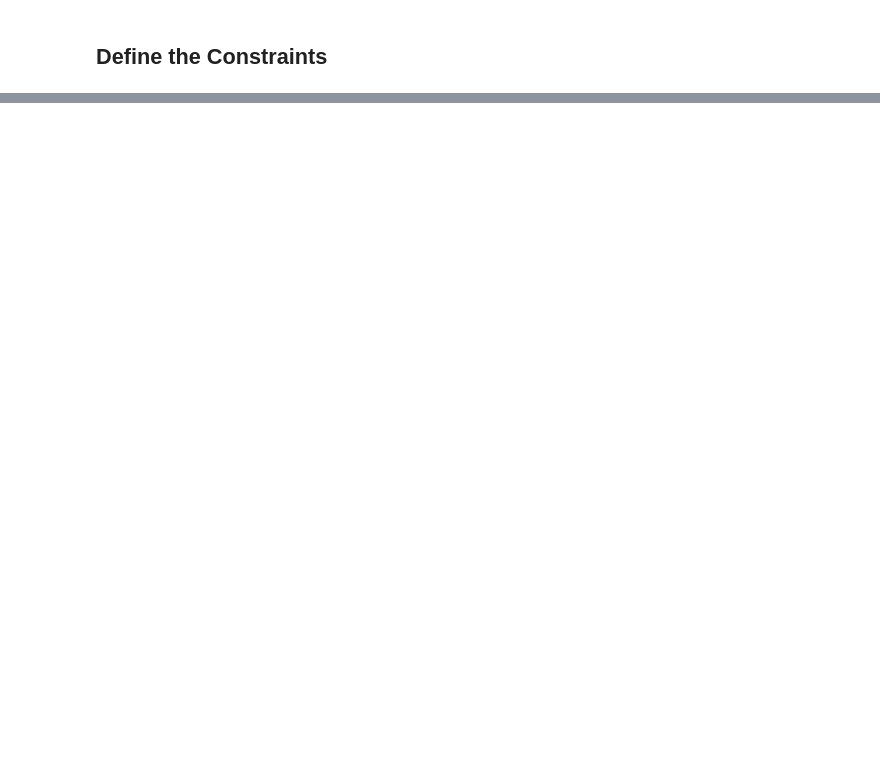
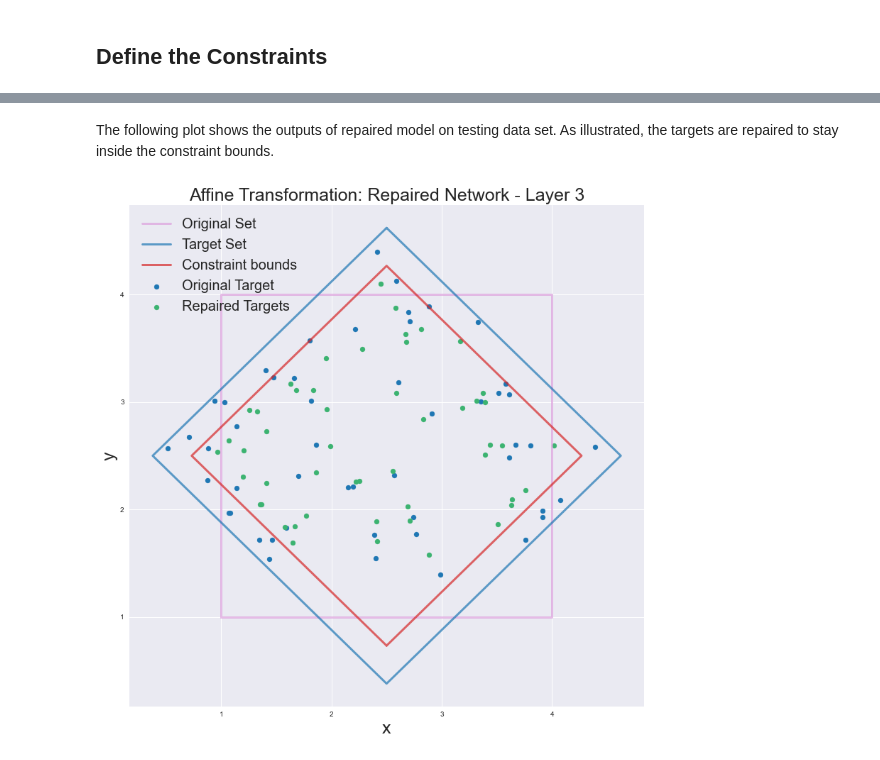
Before and after one commit to k1majd/NNRepLayer, a Jupyter notebook: demos/Affine Transform Demo Tensorflow/Affine_Transform_Repair.ipynb, the cells around one changed output, grey strips where cells are left out. Saved outputs shown, nothing was run; the diff lists cells and outputs as text; code cells hidden in the pictures; blank space fills up the shorter version.

Commit message:
Completed demo for Affine transformation (Tensorflow model)

```diff
--- a/demos/Affine Transform Demo Tensorflow/Affine_Transform_Repair.ipynb
+++ b/demos/Affine Transform Demo Tensorflow/Affine_Transform_Repair.ipynb
@@ -101,11 +161,6 @@ x_train, y_train, x_test, y_test = dataset[0], dataset[1], dataset[2], dataset[3
 # %%
-poly_orig, poly_trans, poly_const = give_polys()
-A, b = give_constraints(
-    scale(poly_const, xfact=0.98, yfact=0.98, origin="center")
-)
-
 # input the constraint list
-constraint_inside = constraints_class("inside", A, b)
+constraint_inside = ConstraintsClass("inside", A, b) # ConstraintsClass(A, b, C, d)
 output_constraint_list = [constraint_inside]
 output_constraint_list
 # %% [output]
@@ -268,0 +197,12 @@ Data samples Visualization (testing)
+# %%
+layer_to_repair = 3    # specifying the last layer
+max_weight_bound = 5   # specifying the upper bound of weights error
+cost_weights = np.array([1.0, 1.0]) # cost weights
+repair_obj.compile(
+    x_repair,
+    y_repair,
+    layer_to_repair,
+    output_constraint_list=output_constraint_list,
+    cost_weights=cost_weights,
+    max_weight_bound=max_weight_bound,
+)
@@ -268,0 +285,61 @@ Data samples Visualization (testing)
+# %% [markdown]
+The following plot shows the outputs of repaired model on testing data set. As illustrated, the targets are repaired to stay inside the constraint bounds.
+# %%
+plt.rcParams["text.usetex"] = False
+mpl.style.use("seaborn")
+plt.rcParams["figure.figsize"] = (13,13)
+x_poly_output_bound, y_poly_output_bound = poly_output.exterior.xy
+x_poly_input_bound, y_poly_input_bound = poly_input.exterior.xy
+x_poly_const_bound, y_poly_const_bound = poly_const.exterior.xy
+
+## predicted output (training dataset)
+plt.plot(
+    x_poly_input_bound,
+    y_poly_input_bound,
+    color="plum",
+    alpha=0.7,
+    linewidth=3,
+    solid_capstyle="round",
+    zorder=2,
+    label="Original Set",
+)
+plt.plot(
+    x_poly_output_bound,
+    y_poly_output_bound,
+    color="tab:blue",
+    alpha=0.7,
+    linewidth=3,
+    solid_capstyle="round",
+    zorder=2,
+    label="Target Set",
+)
+plt.plot(
+    x_poly_const_bound,
+    y_poly_const_bound,
+    color="tab:red",
+    alpha=0.7,
+    linewidth=3,
+    solid_capstyle="round",
+    zorder=2,
+    label="Constraint bounds",
+)
+plt.scatter(
+    y_test[:, 0],
+    y_test[:, 1],
+    color="tab:blue",
+    label="Original Target",
+)
+y_predict_train = out_model.predict(x_test)
+plt.scatter(
+    y_predict_train[:, 0],
+    y_predict_train[:, 1],
+    color="mediumseagreen",
+    label="Repaired Targets",
+)
+plt.legend(loc="upper left", frameon=False, fontsize=20)
+plt.title(f"Affine Transformation: Repaired Network - Layer {layer_to_repair}", fontsize=25)
+plt.xlabel("x", fontsize=25)
+plt.ylabel("y", fontsize=25)
+plt.show()
+# %% [output]
+[figure, added]
```
Also changed, not shown: parts of 41 cells of this notebook, 1 other file.
